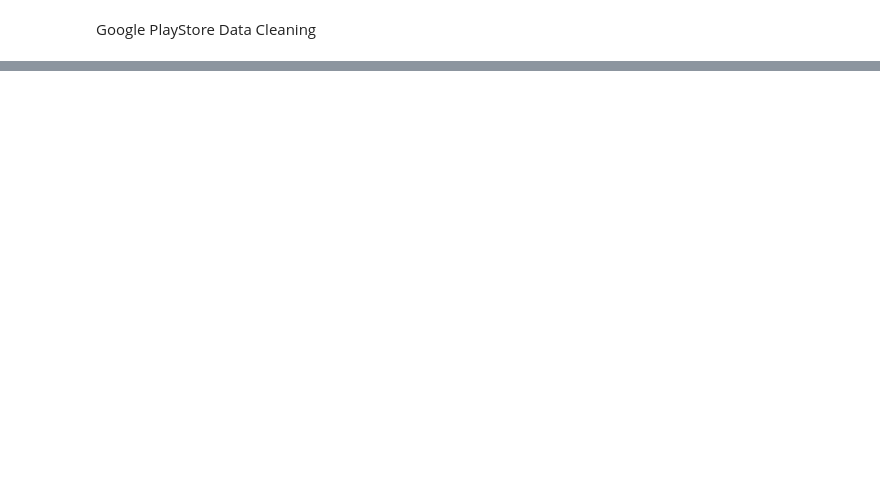
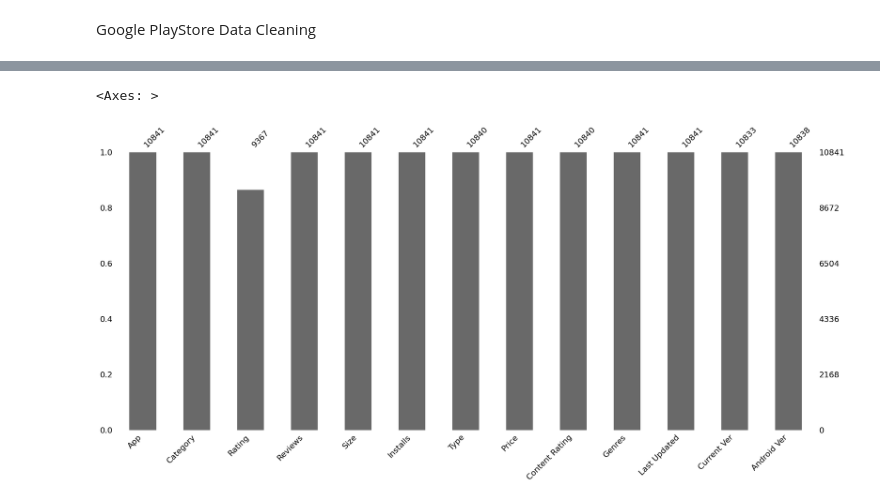
Before and after one commit to AgentXCross/PythonDS-ML, a Jupyter notebook: Projects/Notebooks/google.ipynb, the cells around one changed output, grey strips where cells are left out. Saved outputs shown, nothing was run; the diff lists cells and outputs as text; code cells hidden in the pictures; blank space fills up the shorter version.

```diff
--- a/Projects/Notebooks/google.ipynb
+++ b/Projects/Notebooks/google.ipynb
@@ -37,0 +42,5 @@ df.loc[df['App'].str.contains('Clash', case = False)]
+# %%
+msno.bar(df)
+# %% [output]
+<Axes: >
+[figure, added]
```
Also changed, not shown: parts of 21 cells of this notebook.
